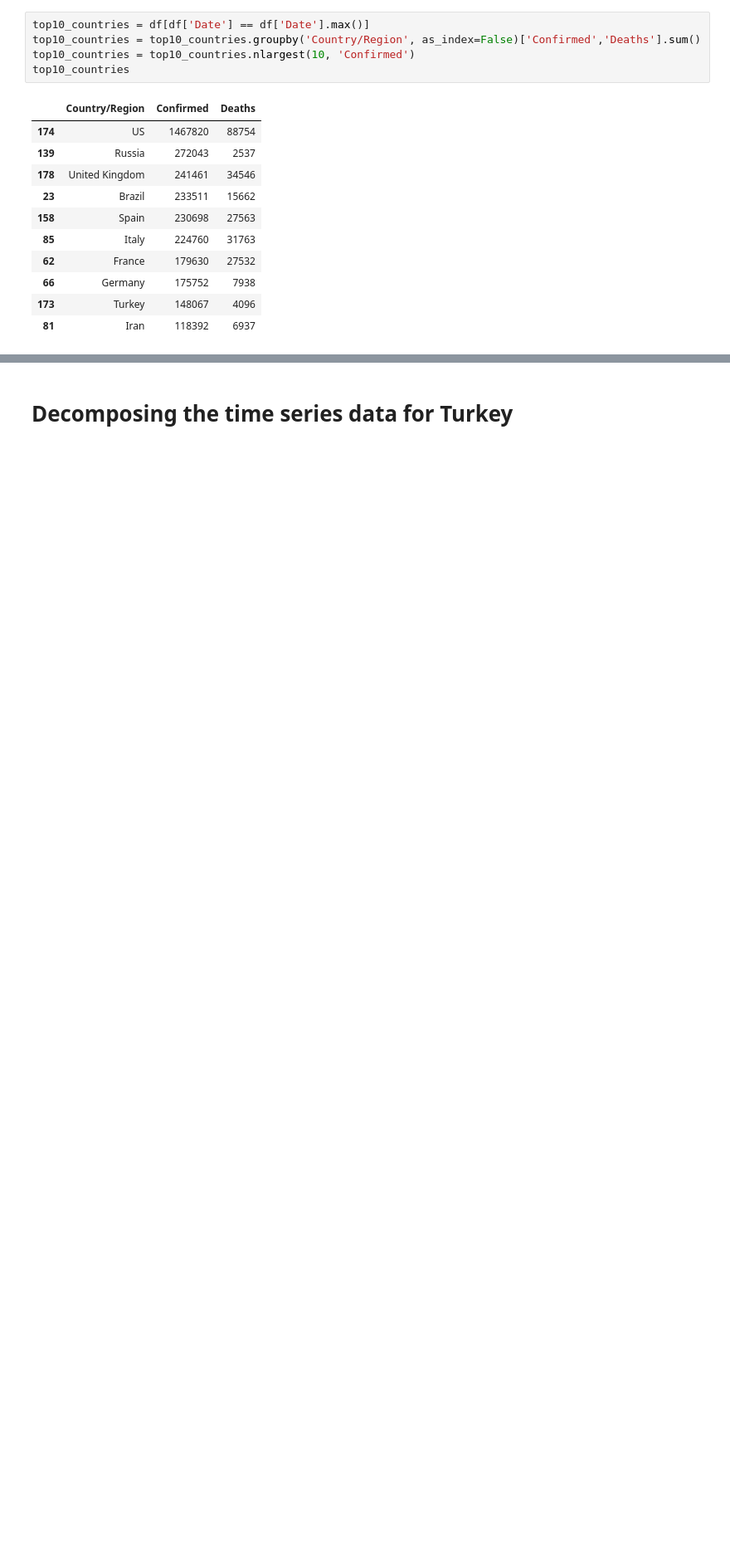
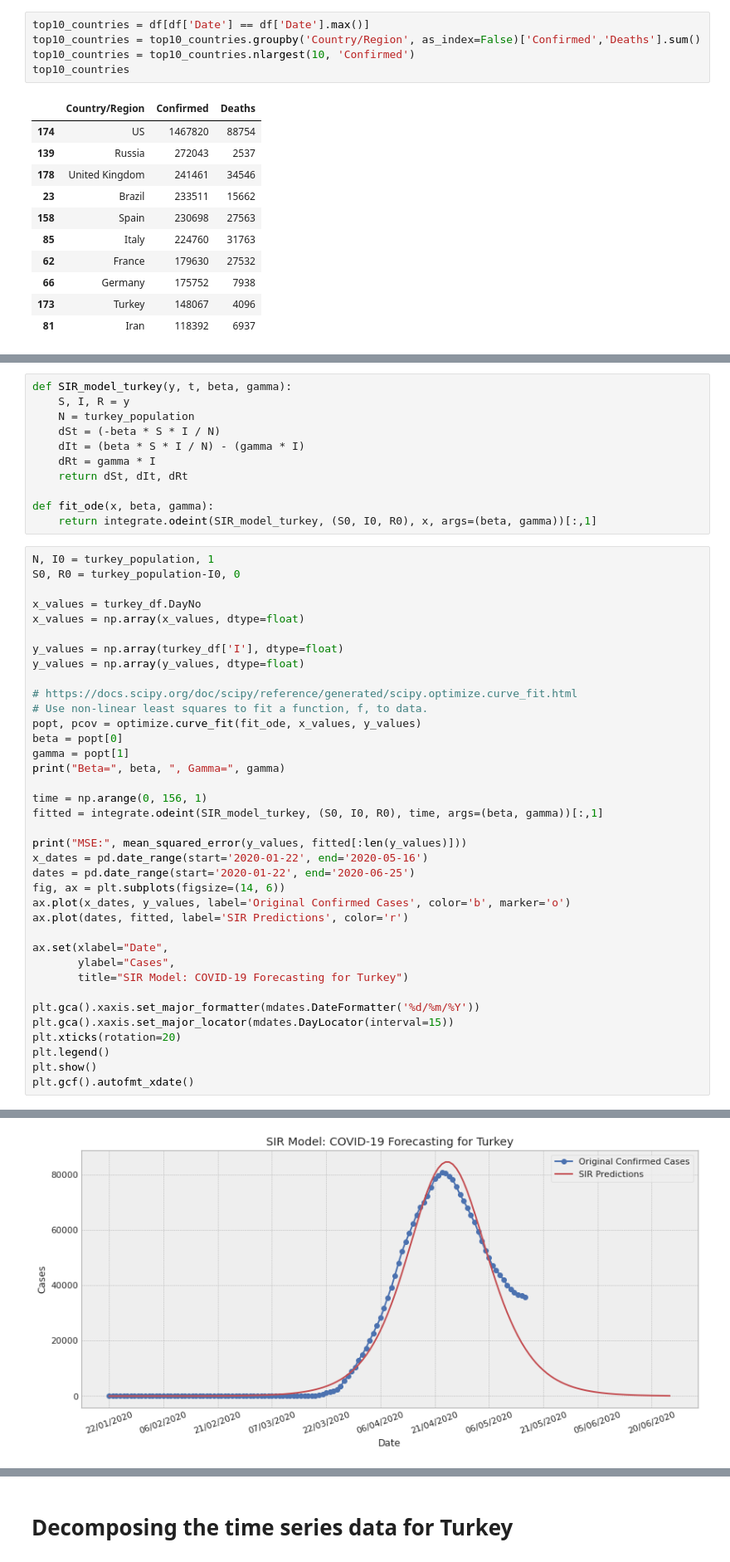
Before and after one commit to bubabi/covid-19-forecasting, a Jupyter notebook: ARIMA_SARIMAX.ipynb, the cells around one changed output, grey strips where cells are left out. Shown at 83% size. Saved outputs shown, nothing was run; the diff lists cells and outputs as text; blank space fills up the shorter version.

```diff
--- a/ARIMA_SARIMAX.ipynb
+++ b/ARIMA_SARIMAX.ipynb
@@ -198,0 +347,49 @@ plt.gcf().autofmt_xdate()
+# %%
+def SIR_model_turkey(y, t, beta, gamma):
+    S, I, R = y
+    N = turkey_population
+    dSt = (-beta * S * I / N)
+    dIt = (beta * S * I / N) - (gamma * I)
+    dRt = gamma * I
+    return dSt, dIt, dRt
+
+def fit_ode(x, beta, gamma):
+    return integrate.odeint(SIR_model_turkey, (S0, I0, R0), x, args=(beta, gamma))[:,1]
+# %%
+N, I0 = turkey_population, 1
+S0, R0 = turkey_population-I0, 0
+
+x_values = turkey_df.DayNo
+x_values = np.array(x_values, dtype=float)
+
+y_values = np.array(turkey_df['I'], dtype=float)
+y_values = np.array(y_values, dtype=float)
+
+# https://docs.scipy.org/doc/scipy/reference/generated/scipy.optimize.curve_fit.html
+# Use non-linear least squares to fit a function, f, to data.
+popt, pcov = optimize.curve_fit(fit_ode, x_values, y_values)
+beta = popt[0]
+gamma = popt[1]
+print("Beta=", beta, ", Gamma=", gamma)
+
+time = np.arange(0, 156, 1)
+fitted = integrate.odeint(SIR_model_turkey, (S0, I0, R0), time, args=(beta, gamma))[:,1]
+
+print("MSE:", mean_squared_error(y_values, fitted[:len(y_values)]))
+x_dates = pd.date_range(start='2020-01-22', end='2020-05-16')
+dates = pd.date_range(start='2020-01-22', end='2020-06-25')
+fig, ax = plt.subplots(figsize=(14, 6))
+ax.plot(x_dates, y_values, label='Original Confirmed Cases', color='b', marker='o')
+ax.plot(dates, fitted, label='SIR Predictions', color='r')
+
+ax.set(xlabel="Date",
+       ylabel="Cases",
+       title="SIR Model: COVID-19 Forecasting for Turkey")
+
+plt.gca().xaxis.set_major_formatter(mdates.DateFormatter('%d/%m/%Y'))
+plt.gca().xaxis.set_major_locator(mdates.DayLocator(interval=15))
+plt.xticks(rotation=20)
+plt.legend()
+plt.show()
+plt.gcf().autofmt_xdate()
+# %% [output]
@@ -198,0 +398 @@ plt.gcf().autofmt_xdate()
+[figure, added]
```
Also changed, not shown: parts of 60 cells of this notebook.
